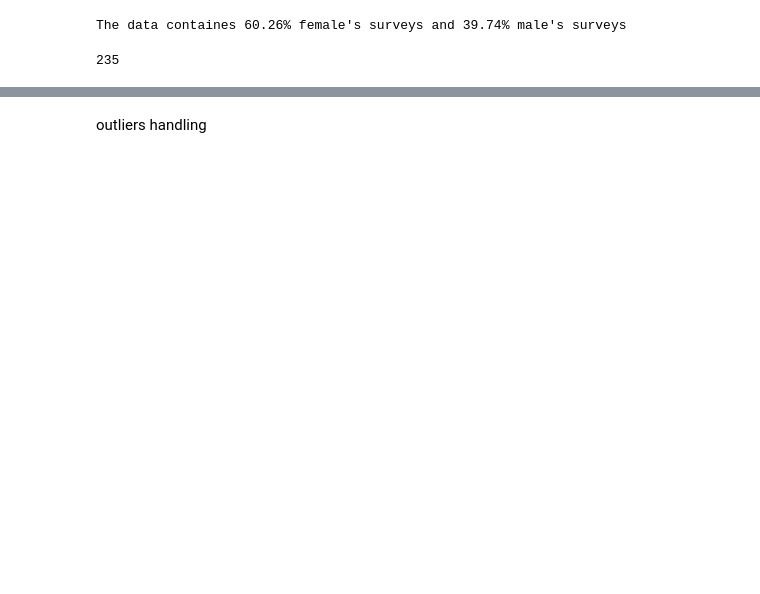
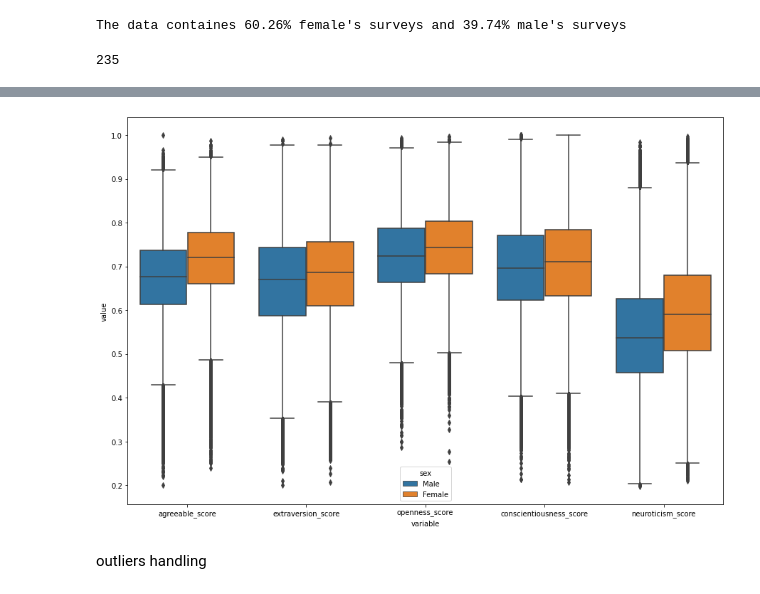
Before and after one commit to efratkohen/Big_five, a Jupyter notebook: Big Five.ipynb, the cells around one changed output, grey strips where cells are left out. Drawn from its saved outputs; the diff is of its cells as text; code cells hidden in the pictures; blank space fills up the shorter version.

```diff
--- a/Big Five.ipynb
+++ b/Big Five.ipynb
@@ -100,10 +104,12 @@ _=g
 # %%
-# personality_traits = ['agreeable_score', 'extraversion_score', 'openness_score', 'conscientiousness_score','neuroticism_score']
-# data1 = pd.melt(data, id_vars=['sex'], value_vars=personality_traits)
-# data1.loc[(data1.sex == 1),'sex'] = 'Male'
-# data1.loc[(data1.sex == 2),'sex'] = 'Female'
-# fig, ax = plt.subplots(figsize = (15, 10))
-# m = sns.boxplot(ax=ax, data=data1, x="variable", y="value", hue="sex")
+personality_traits = ['agreeable_score', 'extraversion_score', 'openness_score', 'conscientiousness_score','neuroticism_score']
+data1 = pd.melt(data, id_vars=['sex'], value_vars=personality_traits)
+data1.loc[(data1.sex == 1),'sex'] = 'Male'
+data1.loc[(data1.sex == 2),'sex'] = 'Female'
+fig, ax = plt.subplots(figsize = (15, 10))
+m = sns.boxplot(ax=ax, data=data1, x="variable", y="value", hue="sex")
+# %% [output]
+[figure, added]
 # %% [markdown]
 outliers handling
 # %%
```
Also changed, not shown: parts of 61 cells of this notebook.
